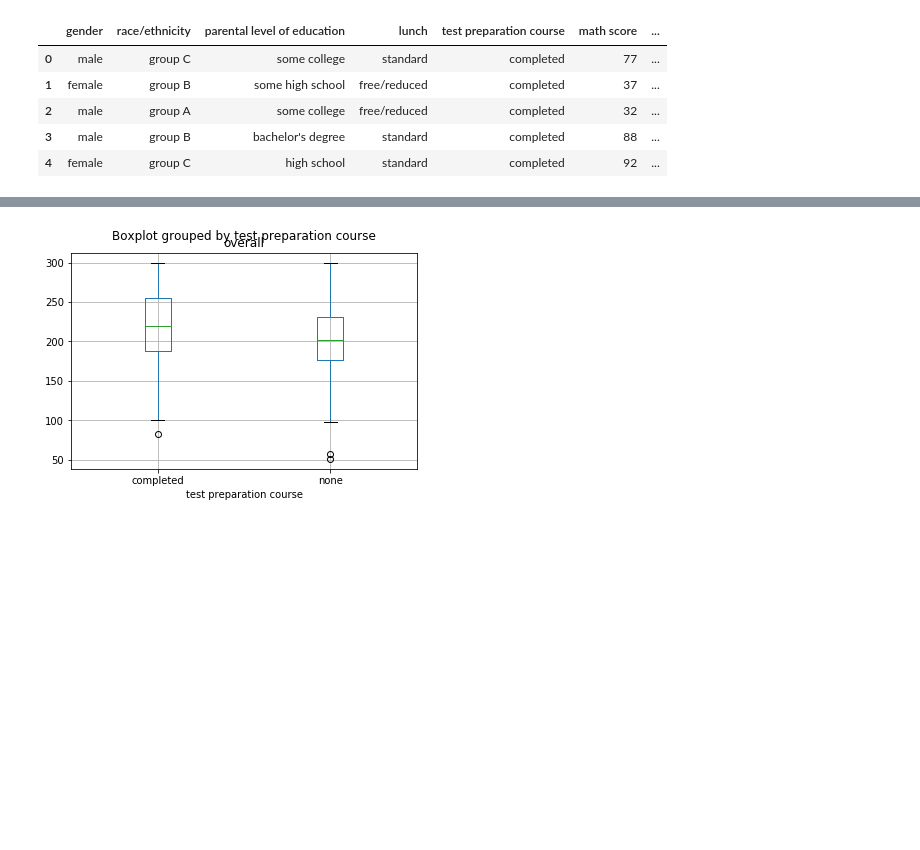
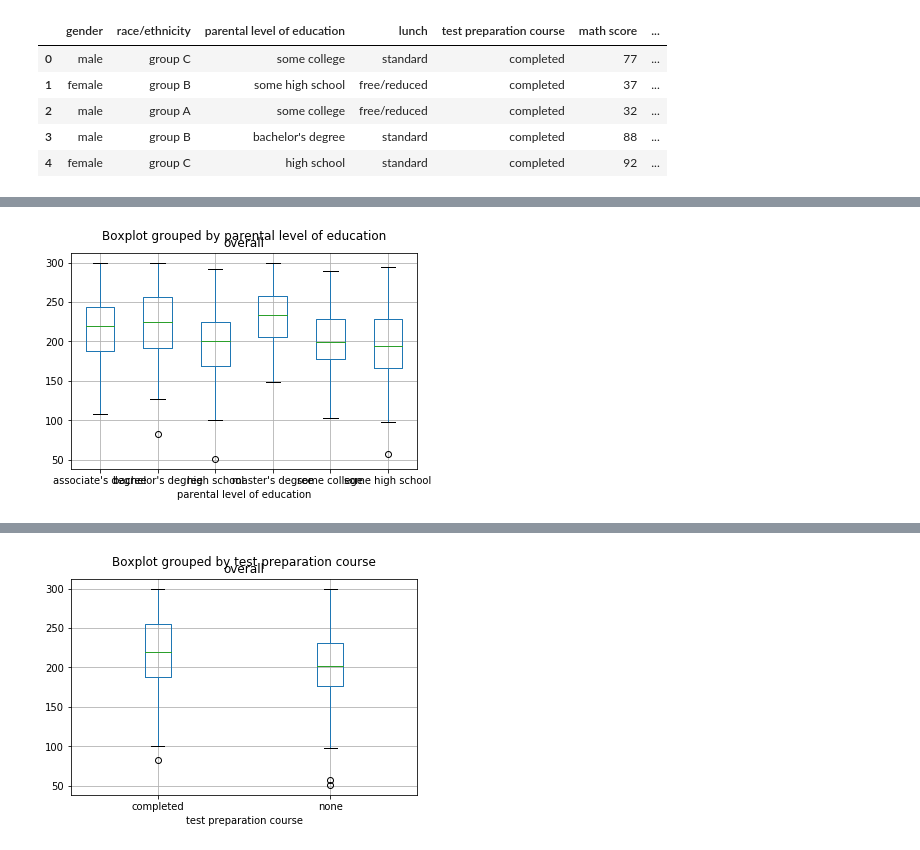
Before and after one commit to RaviSaurav/gama, a Jupyter notebook: week3assignment.ipynb, the cells around one changed output, grey strips where cells are left out. Cells and saved outputs as stored; diff of their text form; code cells hidden in the pictures; blank space fills up the shorter version.

```diff
--- a/week3assignment.ipynb
+++ b/week3assignment.ipynb
@@ -144 +66,6 @@ plt.show()
+# %%
+df.boxplot(column='overall', by='parental level of education')
+plt.show()
+# %% [output]
+[figure, added]
 # %%
```
Also changed, not shown: parts of 35 cells of this notebook.
